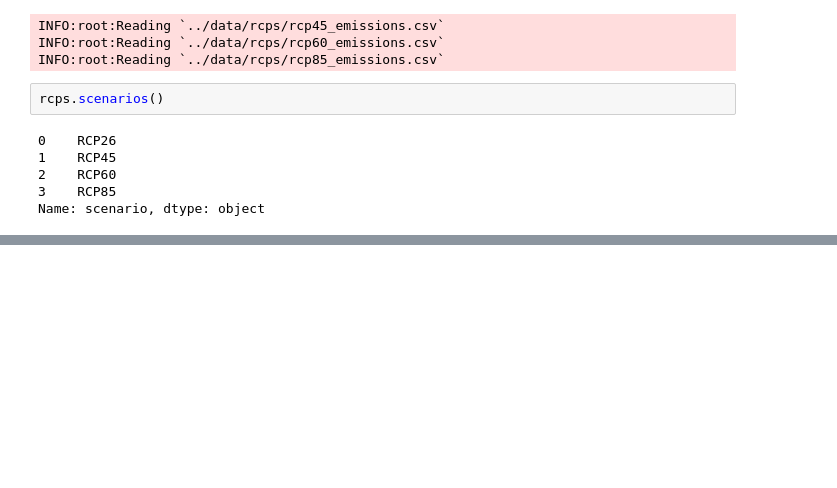
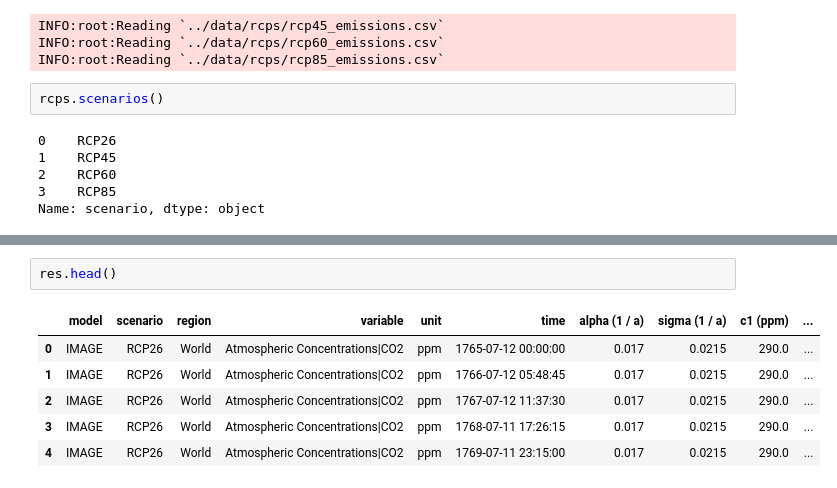
Before and after one commit to znicholls/openscm, a Jupyter notebook: notebooks/demo.ipynb, the cells around one changed output, grey strips where cells are left out. Cells and saved outputs as stored; diff of their text form; blank space fills up the shorter version.

```diff
--- a/notebooks/demo.ipynb
+++ b/notebooks/demo.ipynb
@@ -62,3 +64,12 @@ running RCP60
+# %%
+res.head()
+# %% [output]
+|  | model | scenario | region | variable | unit | time | alpha (1 / a) | sigma (1 / a) | c1 (ppm) | ... |
+| 0 | IMAGE | RCP26 | World | Atmospheric Concentrations|CO2 | ppm | 1765-07-12 00:00:00 | 0.017 | 0.0215 | 290.0 | ... |
+| 1 | IMAGE | RCP26 | World | Atmospheric Concentrations|CO2 | ppm | 1766-07-12 05:48:45 | 0.017 | 0.0215 | 290.0 | ... |
+| 2 | IMAGE | RCP26 | World | Atmospheric Concentrations|CO2 | ppm | 1767-07-12 11:37:30 | 0.017 | 0.0215 | 290.0 | ... |
+| 3 | IMAGE | RCP26 | World | Atmospheric Concentrations|CO2 | ppm | 1768-07-11 17:26:15 | 0.017 | 0.0215 | 290.0 | ... |
+| 4 | IMAGE | RCP26 | World | Atmospheric Concentrations|CO2 | ppm | 1769-07-11 23:15:00 | 0.017 | 0.0215 | 290.0 | ... |
 # %%
 res.filter(
     variable="Surface Temperature",
```
Also changed, not shown: parts of 5 cells of this notebook, 2 other files.
